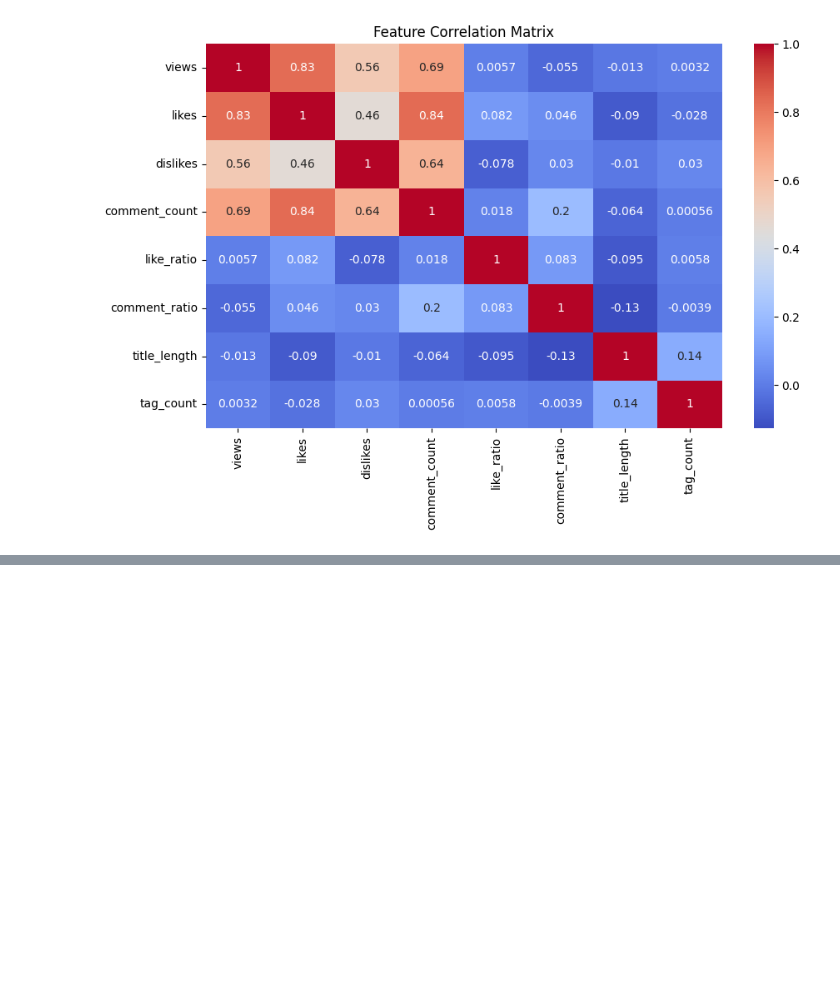
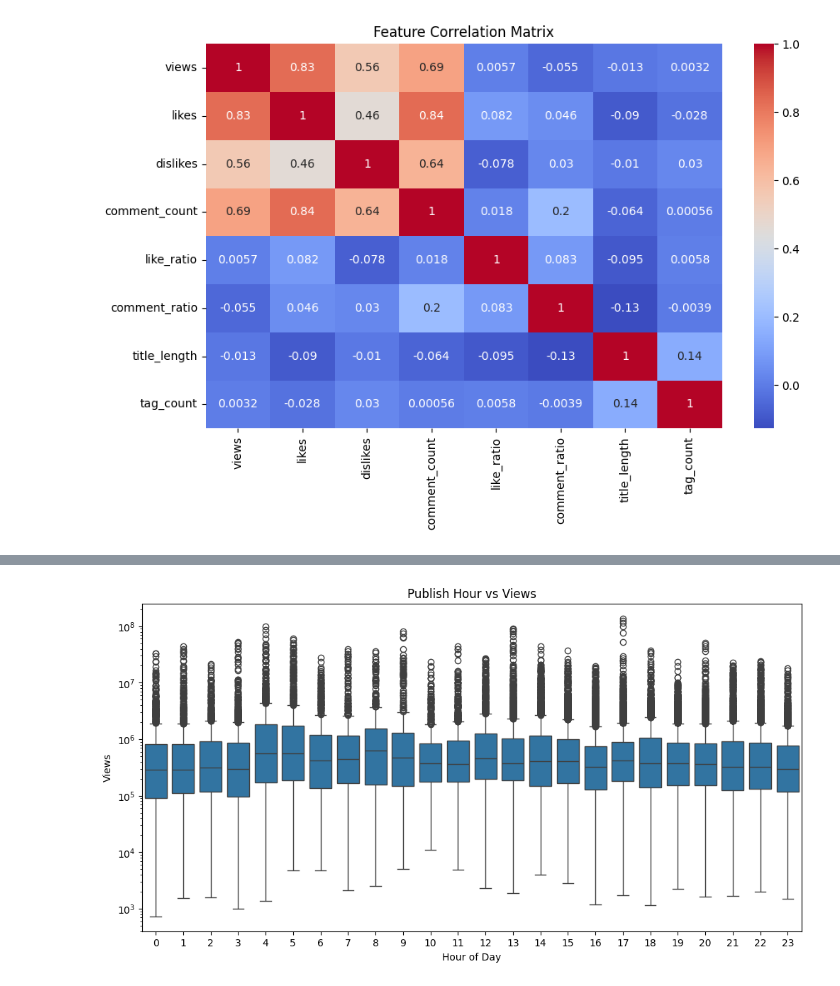
Before and after one commit to krish-bista/youtube-trending-analysis, a Jupyter notebook: analysis.ipynb, the cells around one changed output, grey strips where cells are left out. Saved outputs shown, nothing was run; the diff lists cells and outputs as text; code cells hidden in the pictures; blank space fills up the shorter version.

```diff
--- a/analysis.ipynb
+++ b/analysis.ipynb
@@ -54,0 +76,11 @@ plt.show()
+# %%
+# Publish Hour vs Views
+plt.figure(figsize=(12, 6))
+sns.boxplot(data=df, x="publish_hour", y="views")
+plt.yscale("log")
+plt.title("Publish Hour vs Views")
+plt.xlabel("Hour of Day")
+plt.ylabel("Views")
+plt.show()
+# %% [output]
+[figure, added]
```
Also changed, not shown: parts of 4 cells of this notebook, 1 other file.
